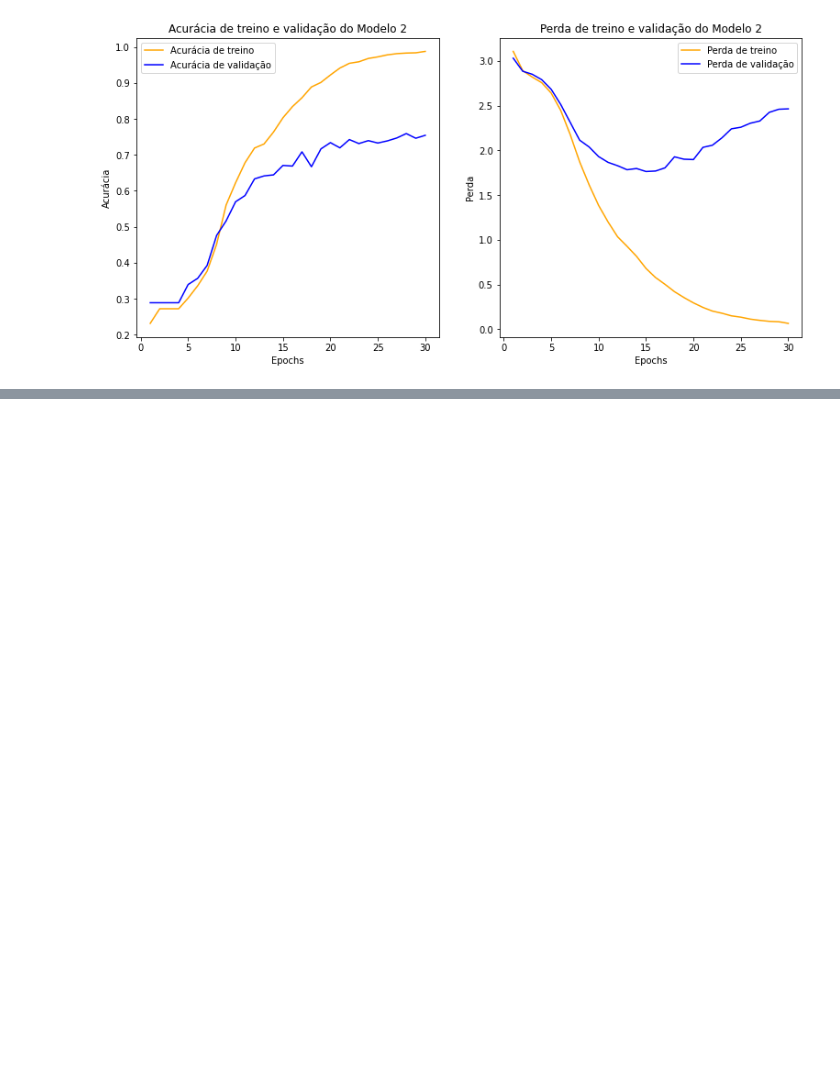
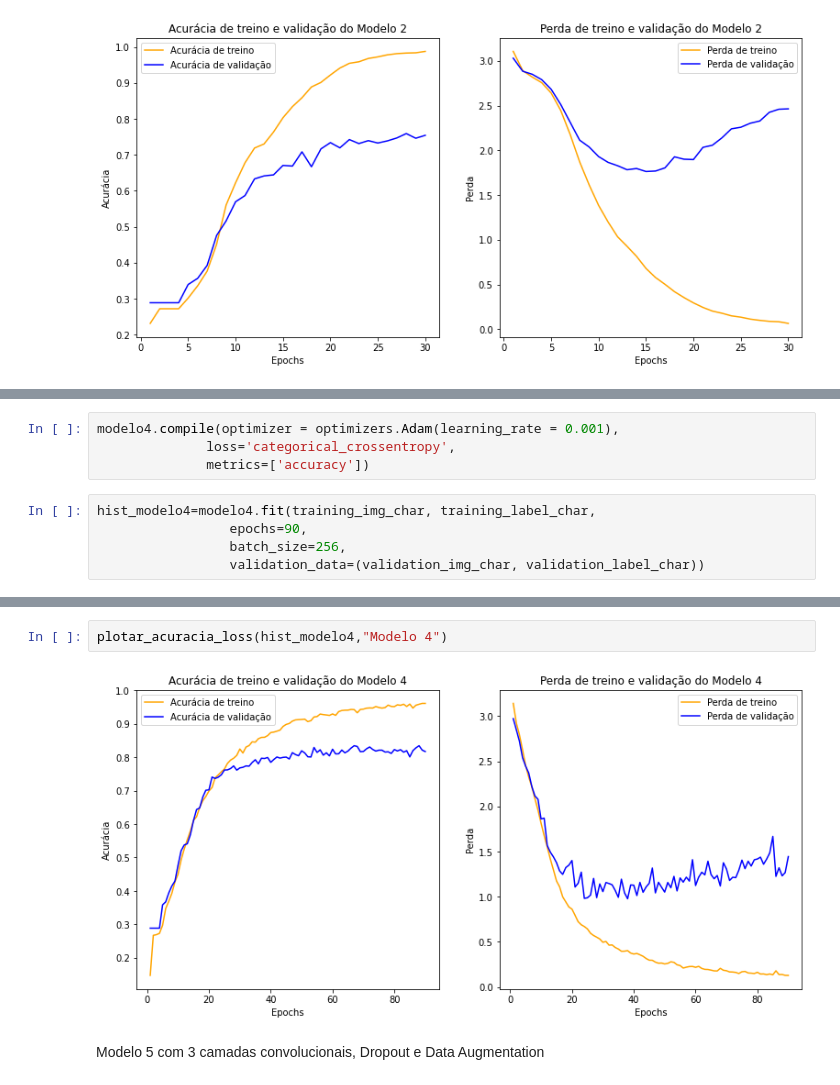
Before and after one commit to chr-lemes/monografia, a Jupyter notebook: Codigo/PrimeiraArquitetura.ipynb, the cells around one changed output, grey strips where cells are left out. Drawn from its saved outputs; the diff is of its cells as text; blank space fills up the shorter version.

```diff
--- a/Codigo/PrimeiraArquitetura.ipynb
+++ b/Codigo/PrimeiraArquitetura.ipynb
@@ -252,0 +374,9 @@ plotar_acuracia_loss(hist_modelo2,"Modelo 2")
+# %%
+modelo4.compile(optimizer = optimizers.Adam(learning_rate = 0.001),
+              loss='categorical_crossentropy',
+              metrics=['accuracy'])
+# %%
+hist_modelo4=modelo4.fit(training_img_char, training_label_char,
+                 epochs=90,
+                 batch_size=256,
+                 validation_data=(validation_img_char, validation_label_char))
@@ -252,0 +401,6 @@ plotar_acuracia_loss(hist_modelo2,"Modelo 2")
+# %%
+plotar_acuracia_loss(hist_modelo4,"Modelo 4")
+# %% [output]
+[figure, added]
+# %% [markdown]
+Modelo 5 com 3 camadas convolucionais, Dropout e Data Augmentation
```
Also changed, not shown: parts of 26 cells of this notebook.
